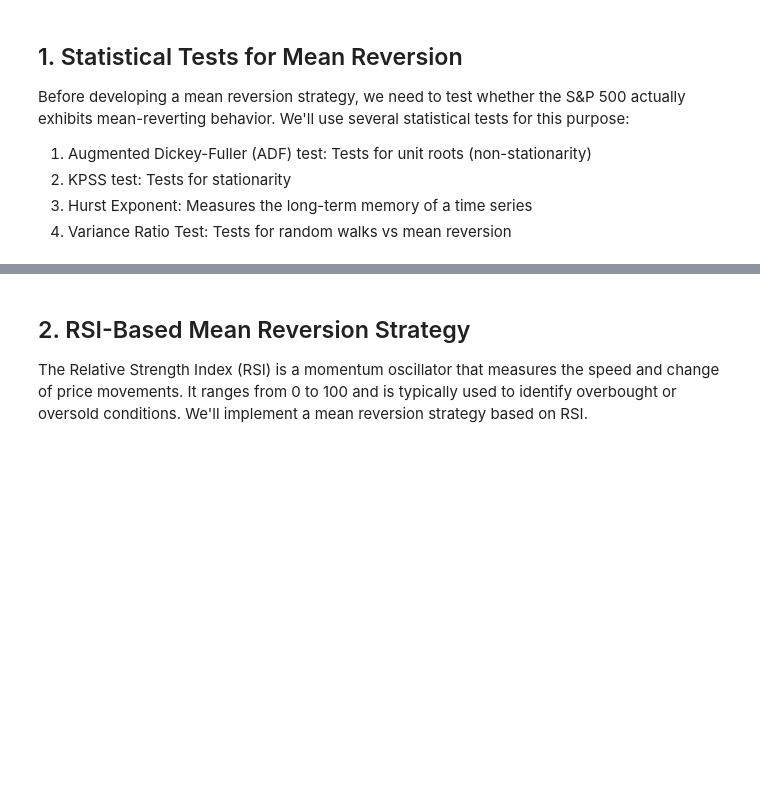
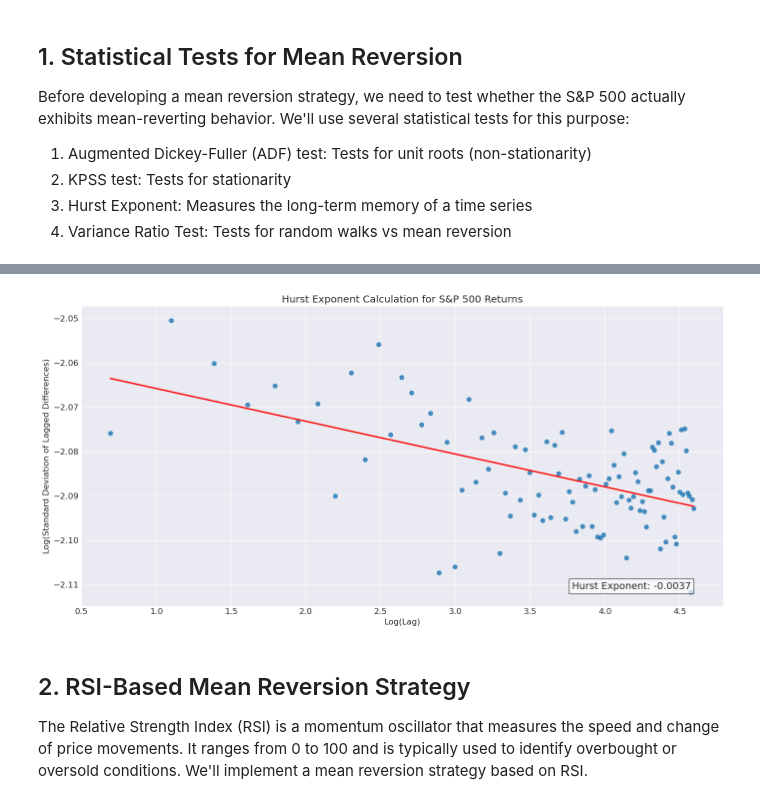
Before and after one commit to tomas-rampas/fin-math-quant-recipes, a Jupyter notebook: jupiters/06 Mean Reversion Strategy for S&P 500 Trading.ipynb, the cells around one changed output, grey strips where cells are left out. Drawn from its saved outputs; the diff is of its cells as text; code cells hidden in the pictures; blank space fills up the shorter version.

```diff
--- a/jupiters/06 Mean Reversion Strategy for S&P 500 Trading.ipynb
+++ b/jupiters/06 Mean Reversion Strategy for S&P 500 Trading.ipynb
@@ -97,23 +111,24 @@ def kpss_test(series, title=''):
 def hurst_exponent(series, max_lag=100):
     """Calculate the Hurst Exponent for the time series"""
     # Create log returns if input is price data
-    if series.min() > 0:
+    # Check properly if we're dealing with price data (all positive values)
+    if isinstance(series, pd.Series) and series.min() > 0:
+        # If we have price data, convert to returns
         series = np.log(series).diff().dropna()
 
+    # Ensure we're working with a numpy array
+    series_array = np.asarray(series)
+    n = len(series_array)
+
     # Calculate array of the variances of the lagged differences
-    lags = range(2, max_lag)
-    tau = [np.std(np.subtract(series[lag:].values, series[:-lag].values)) for lag in lags]
+    lags = range(2, min(max_lag, n//2))
+    tau = [np.sqrt(np.std(np.subtract(series_array[lag:], series_array[:-lag]))) for lag in lags]
 
-    # Use a linear fit to estimate the Hurst exponent
-    lag_values = np.log(lags)
-    tau_values = np.log(tau)
+    # Use a logarithmic fit to estimate the Hurst exponent
+    m = np.polyfit(np.log(lags), np.log(tau), 1)
+    hurst = m[0] / 2.0
 
-    # Linear regression
-    model = LinearRegression()
-    model.fit(lag_values.reshape(-1, 1), tau_values)
-    hurst = model.coef_[0] * 2.0  # The slope of the log-log plot
-
-    return hurst, lag_values, tau_values, model
+    return hurst, lags, tau, m
 # %%
 # Variance Ratio Test
 def variance_ratio_test(series, periods=(2, 5, 10, 20), robust=True):
@@ -158,22 +197,32 @@ display(vr_results)
 # %%
 # Plot Hurst Exponent calculation
 plt.figure(figsize=(14, 7))
 
-plt.scatter(lags_returns, tau_returns, alpha=0.8)
-plt.plot(lags_returns, model_returns.predict(lags_returns.reshape(-1, 1)), 'r-', linewidth=2)
+# The fit was performed on log-log scale
+log_lags = np.log(lags_returns)
+log_tau = np.log(tau_returns)
+
+# Calculate the fitted line using the model coefficients
+log_tau_fitted = model_returns[0] * log_lags + model_returns[1]
+
+plt.scatter(log_lags, log_tau, alpha=0.8, label='Log(Tau) vs Log(Lag)')
+plt.plot(log_lags, log_tau_fitted, 'r-', linewidth=2, label='Linear Fit')
+
 
 # Add text with the Hurst exponent value
 plt.text(0.95, 0.05, f"Hurst Exponent: {hurst_returns:.4f}",
          verticalalignment='bottom', horizontalalignment='right',
          transform=plt.gca().transAxes, fontsize=14,
          bbox=dict(facecolor='white', alpha=0.7))
 
 plt.title('Hurst Exponent Calculation for S&P 500 Returns')
 plt.xlabel('Log(Lag)')
 plt.ylabel('Log(Standard Deviation of Lagged Differences)')
 plt.grid(True)
 plt.tight_layout()
 plt.show()
+# %% [output]
+[figure, added]
 # %% [markdown]
 ## 2. RSI-Based Mean Reversion Strategy
 
```
Also changed, not shown: parts of 24 cells of this notebook, 5 other files.
